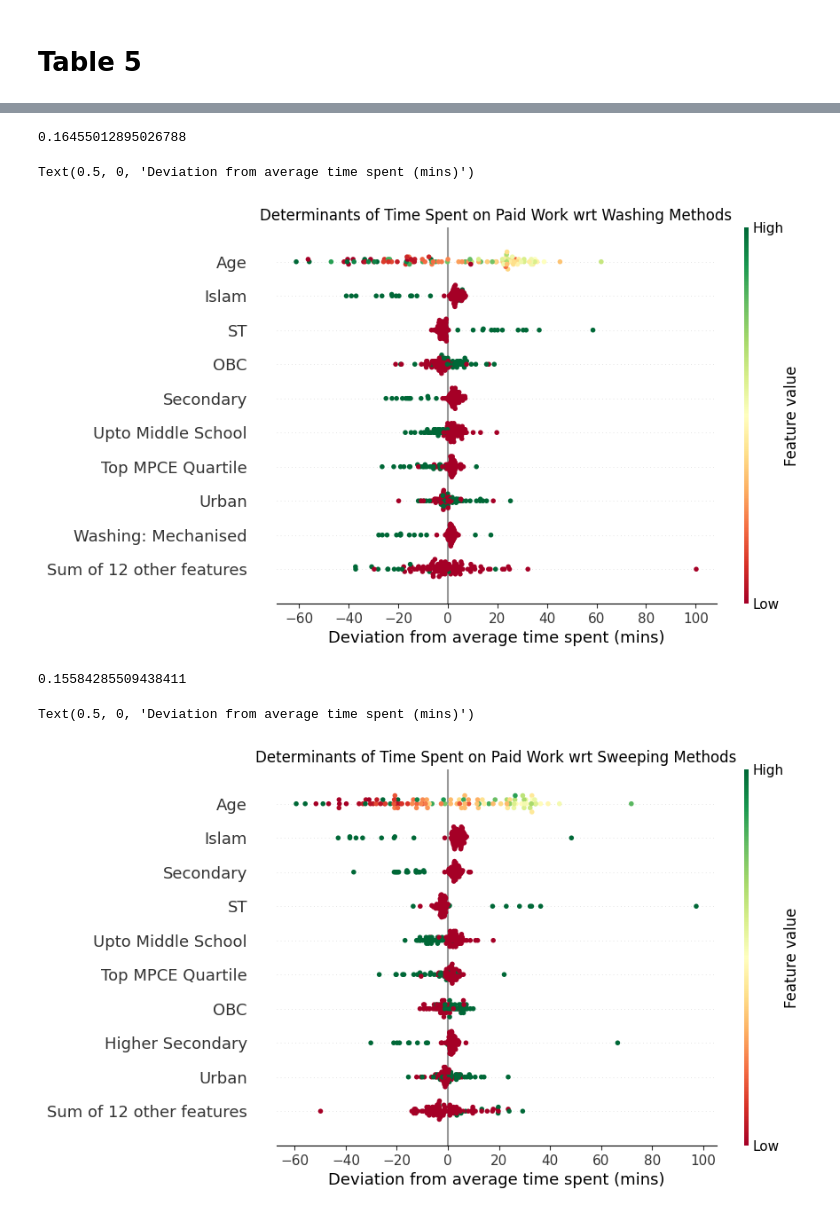
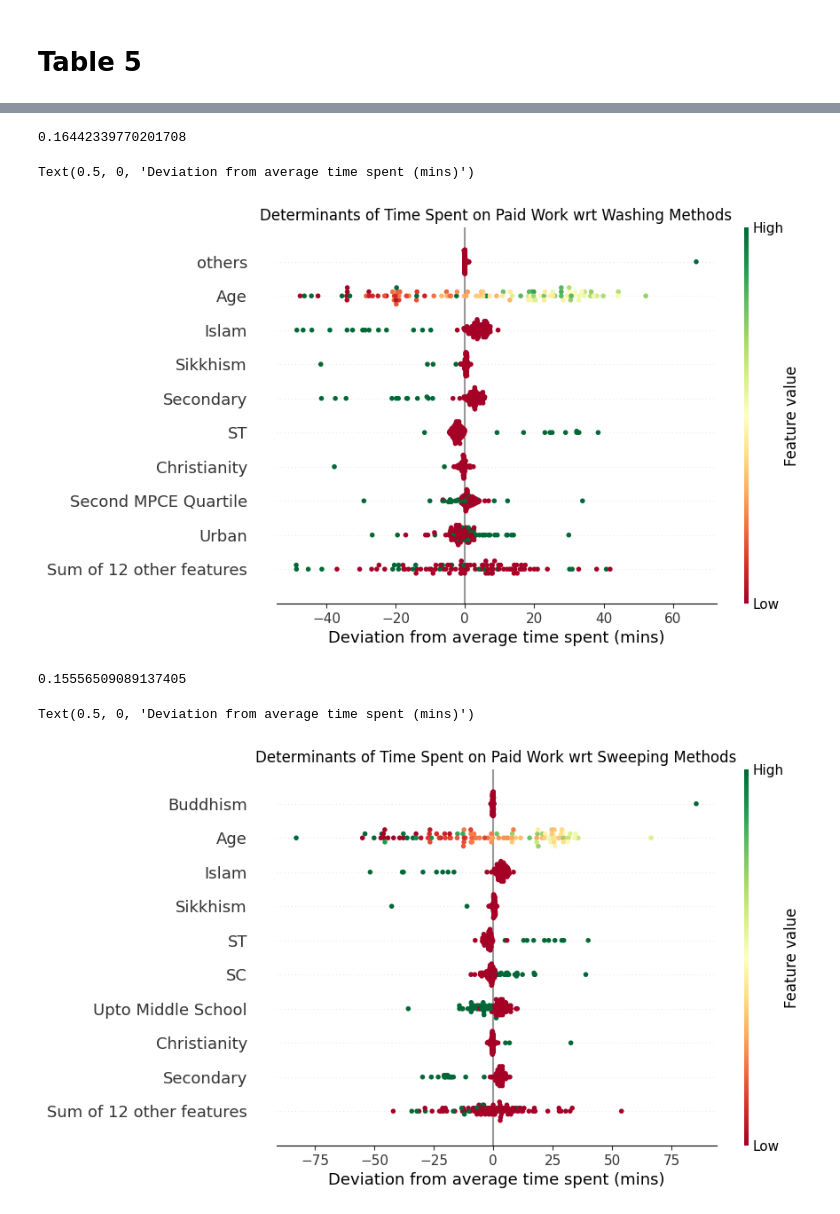
Before and after one commit to jaidevd/tus, a Jupyter notebook: rf-full-tables-5.ipynb, the cells around one changed output, grey strips where cells are left out. Drawn from its saved outputs; the diff is of its cells as text; code cells hidden in the pictures.

Commit message:
FIX: Change ordering of shap values in the beeswarm plots
This can be problematic. This change magnifies rare occurrences with
large impact, instead of showing average impact.

```diff
--- a/rf-full-tables-5.ipynb
+++ b/rf-full-tables-5.ipynb
@@ -108,35 +108,35 @@ print(clf.score(X, y, weights))
 exp = TreeExplainer(clf, feature_perturbation='tree_path_dependent')
 vals = exp(X.sample(100, weights=weights), check_additivity=False)
 plt.figure()
-beeswarm(vals, color='RdYlGn', show=False)
+beeswarm(vals, color='RdYlGn', show=False, order=vals.abs.max(0))
 ax = plt.gca()
 ax.set_title(f'Determinants of {target} wrt {spec}')
 ax.set_xlabel('Deviation from average time spent (mins)')
 # %% [output]
-0.16455012895026788
+0.16442339770201708
 Text(0.5, 0, 'Deviation from average time spent (mins)')
-[figure, old version]
+[figure, new version]
 # %%
 # (4). Sweeping Methods --- Time spent on Paid Work
 
 target, spec = 'Time Spent on Paid Work', 'Sweeping Methods'
 X = pd.concat((
     pd.get_dummies(df['Sweeping'], drop_first=True, prefix="", prefix_sep="").astype(int), xComm, df['pweight'], df[target]), axis=1)
 X.dropna(inplace=True)
 
 weights = X.pop('pweight')
 y = X.pop(target)
 
 clf = RandomForestRegressor(n_jobs=-1, max_depth=20, max_features='sqrt').fit(X, y, sample_weight=weights)
 print(clf.score(X, y, weights))
 exp = TreeExplainer(clf, feature_perturbation='tree_path_dependent')
 vals = exp(X.sample(100, weights=weights), check_additivity=False)
 plt.figure()
-beeswarm(vals, color='RdYlGn', show=False)
+beeswarm(vals, color='RdYlGn', show=False, order=vals.abs.max(0))
 ax = plt.gca()
 ax.set_title(f'Determinants of {target} wrt {spec}')
 ax.set_xlabel('Deviation from average time spent (mins)')
 # %% [output]
-0.15584285509438411
+0.15556509089137405
 Text(0.5, 0, 'Deviation from average time spent (mins)')
-[figure, old version]
+[figure, new version]
```
Also changed, not shown: parts of 2 cells of this notebook, 3 other files.
